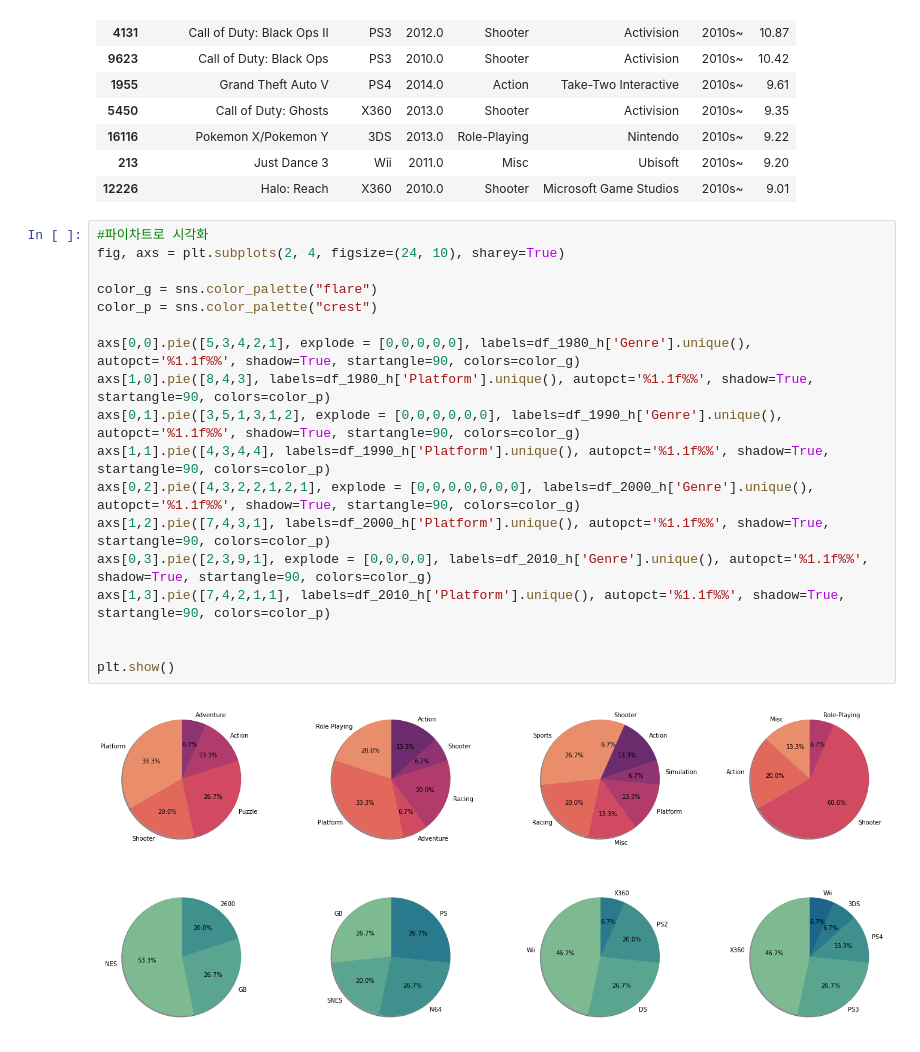
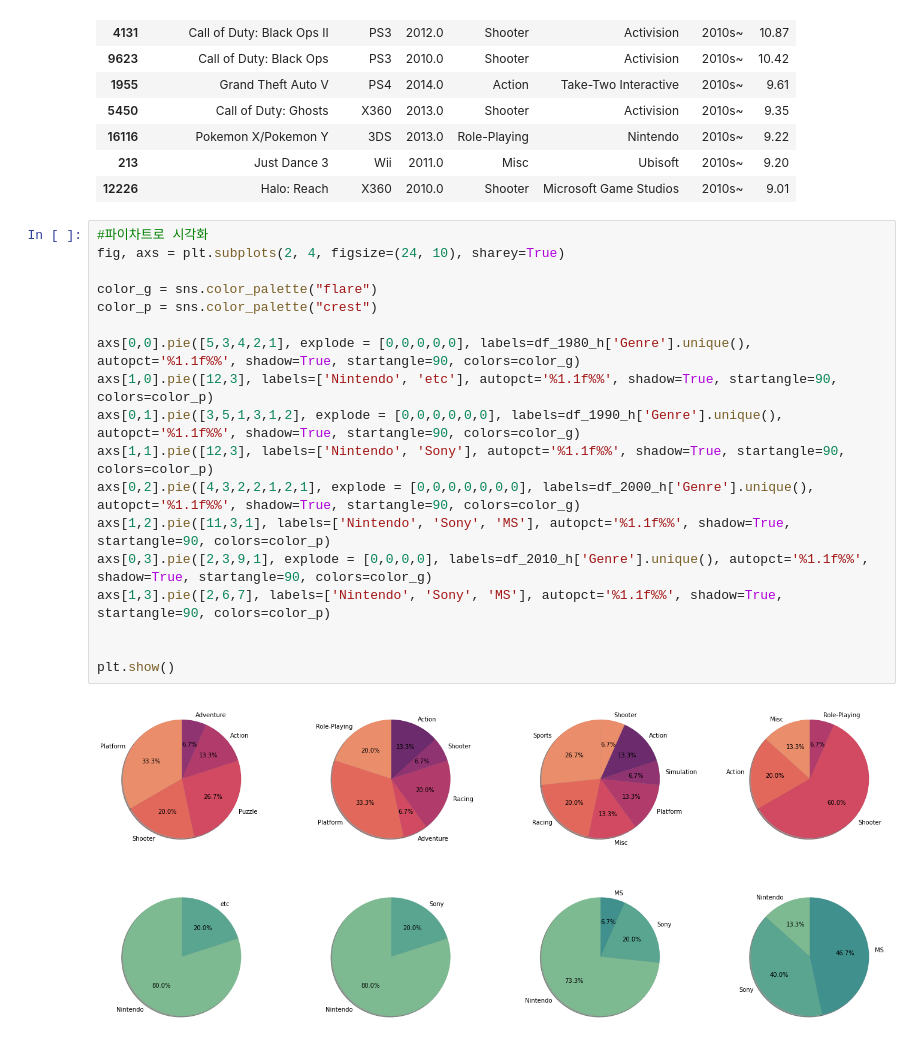
Before and after one commit to nahyun-song/pf_game, a Jupyter notebook: project_game.ipynb, the cells around one changed output. Cells and saved outputs as stored; diff of their text form.

```diff
--- a/project_game.ipynb
+++ b/project_game.ipynb
@@ -688,20 +696,20 @@ df_2010_h
 # %%
 #파이차트로 시각화
 fig, axs = plt.subplots(2, 4, figsize=(24, 10), sharey=True)
 
 color_g = sns.color_palette("flare")
 color_p = sns.color_palette("crest")
 
 axs[0,0].pie([5,3,4,2,1], explode = [0,0,0,0,0], labels=df_1980_h['Genre'].unique(), autopct='%1.1f%%', shadow=True, startangle=90, colors=color_g)
-axs[1,0].pie([8,4,3], labels=df_1980_h['Platform'].unique(), autopct='%1.1f%%', shadow=True, startangle=90, colors=color_p)
+axs[1,0].pie([12,3], labels=['Nintendo', 'etc'], autopct='%1.1f%%', shadow=True, startangle=90, colors=color_p)
 axs[0,1].pie([3,5,1,3,1,2], explode = [0,0,0,0,0,0], labels=df_1990_h['Genre'].unique(), autopct='%1.1f%%', shadow=True, startangle=90, colors=color_g)
-axs[1,1].pie([4,3,4,4], labels=df_1990_h['Platform'].unique(), autopct='%1.1f%%', shadow=True, startangle=90, colors=color_p)
+axs[1,1].pie([12,3], labels=['Nintendo', 'Sony'], autopct='%1.1f%%', shadow=True, startangle=90, colors=color_p)
 axs[0,2].pie([4,3,2,2,1,2,1], explode = [0,0,0,0,0,0,0], labels=df_2000_h['Genre'].unique(), autopct='%1.1f%%', shadow=True, startangle=90, colors=color_g)
-axs[1,2].pie([7,4,3,1], labels=df_2000_h['Platform'].unique(), autopct='%1.1f%%', shadow=True, startangle=90, colors=color_p)
+axs[1,2].pie([11,3,1], labels=['Nintendo', 'Sony', 'MS'], autopct='%1.1f%%', shadow=True, startangle=90, colors=color_p)
 axs[0,3].pie([2,3,9,1], explode = [0,0,0,0], labels=df_2010_h['Genre'].unique(), autopct='%1.1f%%', shadow=True, startangle=90, colors=color_g)
-axs[1,3].pie([7,4,2,1,1], labels=df_2010_h['Platform'].unique(), autopct='%1.1f%%', shadow=True, startangle=90, colors=color_p)
+axs[1,3].pie([2,6,7], labels=['Nintendo', 'Sony', 'MS'], autopct='%1.1f%%', shadow=True, startangle=90, colors=color_p)
 
 
 plt.show()
 # %% [output]
-[figure, old version]
+[figure, new version]
```
Also changed, not shown: parts of 1 cell of this notebook.
